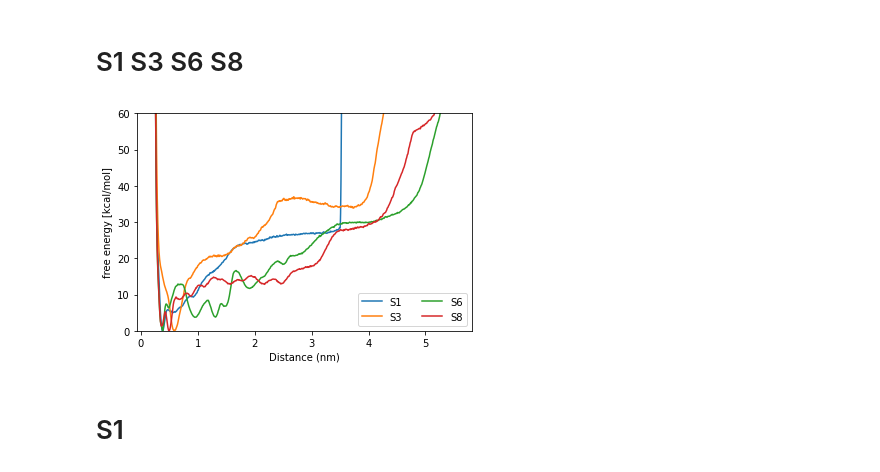
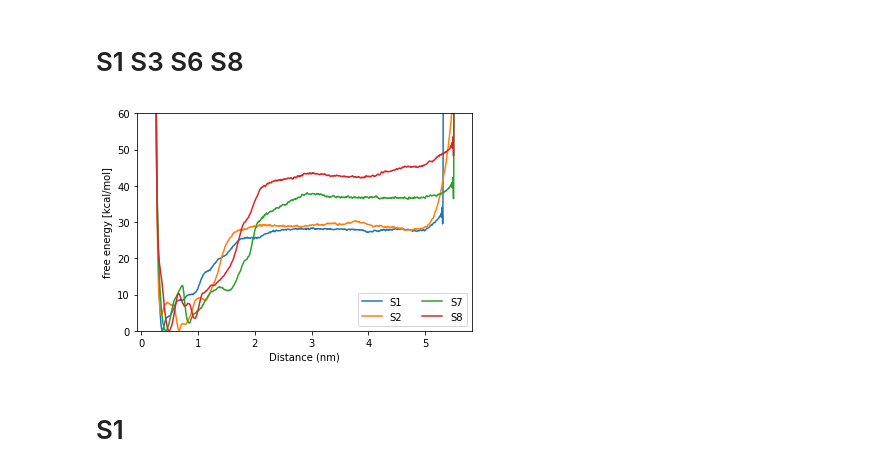
Before and after one commit to vvithurshan/Funnel-Meta, a Jupyter notebook: comparison/all.ipynb, the cells around one changed output. Cells and saved outputs as stored; diff of their text form; code cells hidden in the pictures.

```diff
--- a/comparison/all.ipynb
+++ b/comparison/all.ipynb
@@ -11,27 +11,27 @@ import seaborn as sns
 # %%
 # plot free energy as a function of simulation timefor i in range(700,857,30):
  # import fes file into pandas dataset
-data1=plumed.read_as_pandas("./S1_fes_856.dat")
-data2=plumed.read_as_pandas("./S3_fes_538.dat")
-data3=plumed.read_as_pandas("./S6_fes_2316.dat")
-data4=plumed.read_as_pandas("./S8_fes_1266.dat")
+data1=plumed.read_as_pandas("./S1_fes_1363.dat")
+data2=plumed.read_as_pandas("./S2_fes_1287.dat")
+data3=plumed.read_as_pandas("./S7_fes_937.dat")
+data4=plumed.read_as_pandas("./S8_fes_1672.dat")
 
 
  # plot fes
 plt.plot(data1["D0"],data1["file.free"], label="S1")
-plt.plot(data2["D0"],data2["file.free"], label="S3")
-plt.plot(data3["D0"],data3["file.free"], label="S6")
+plt.plot(data2["D0"],data2["file.free"], label="S2")
+plt.plot(data3["D0"],data3["file.free"], label="S7")
 plt.plot(data4["D0"],data4["file.free"], label="S8")
 
 # labels
 plt.xlabel("Distance (nm)")
 plt.ylabel("free energy [kcal/mol]")
 plt.legend(loc = 'upper left',ncol=4)
 plt.legend(ncol=2)
 plt.ylim([0,60])
 plt.savefig('All.png',bbox="tight", dpi=500, transparent=False, facecolor='white' )
 # %% [output]
-[figure, old version]
+[figure, new version]
 # %% [markdown]
 # S1
 # %%
```
Also changed, not shown: 5 other files.
